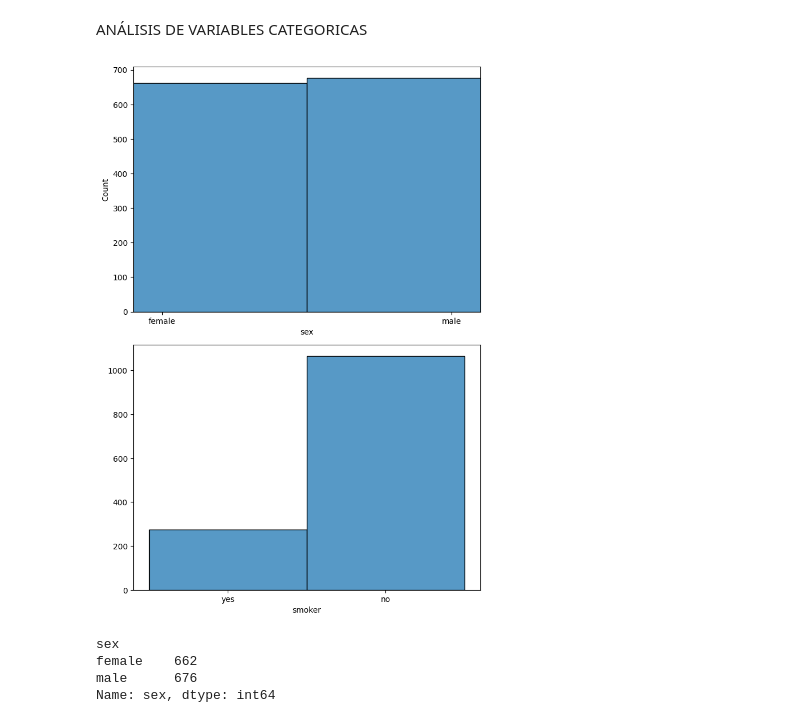
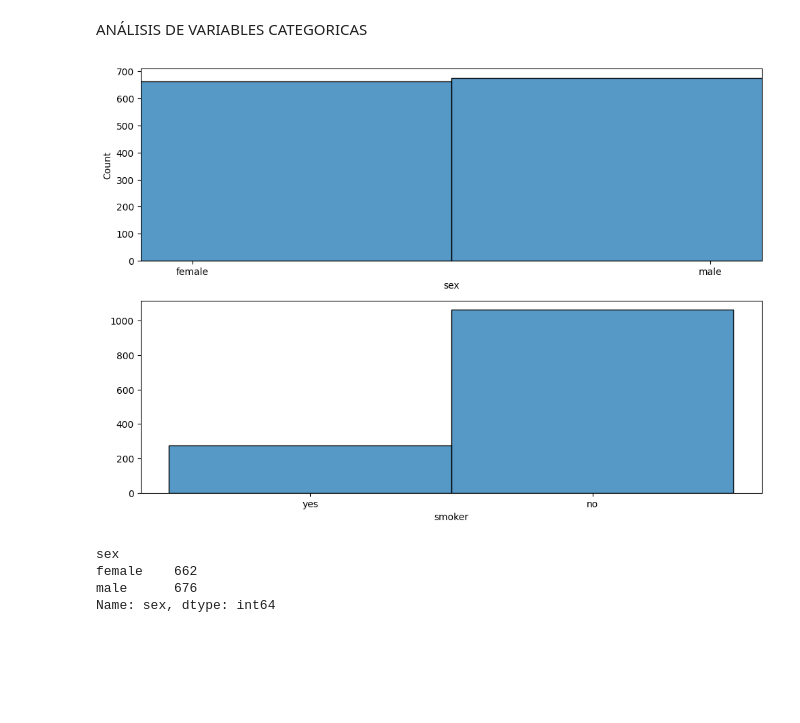
Before and after one commit to PuraCampos/Regresi-n-Lineal, a Jupyter notebook: src/explore.ipynb, the cells around one changed output. Saved outputs shown, nothing was run; the diff lists cells and outputs as text; code cells hidden in the pictures; blank space fills up the shorter version.

```diff
--- a/src/explore.ipynb
+++ b/src/explore.ipynb
@@ -64,20 +64,20 @@ ANÁLISIS DE VARIABLES CATEGORICAS
 # %%
 import matplotlib.pyplot as plt
 import seaborn as sns
 
-fig, axis = plt.subplots(2, 1, figsize = (7, 10))
+fig, axis = plt.subplots(2, 1, figsize = (10, 7))
 
 # Create a multiple histogram
 sns.histplot(ax = axis[0], data = total_data, x = "sex").set_xlim(-0.1, 1.1)
 sns.histplot(ax = axis[1], data = total_data, x = "smoker").set(ylabel = None)
 
 # Adjust the layout
 plt.tight_layout()
 
 # Show the plot
 plt.show()
 # %% [output]
-[figure, old version]
+[figure, new version]
 # %%
 total_data.groupby("sex")["sex"].count()
 # %% [output]
```
Also changed, not shown: parts of 1 cell of this notebook.
